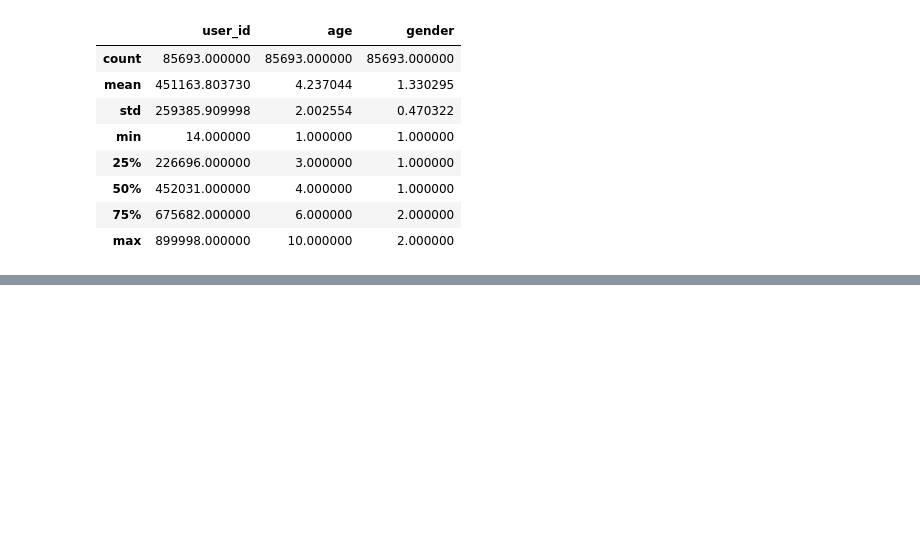
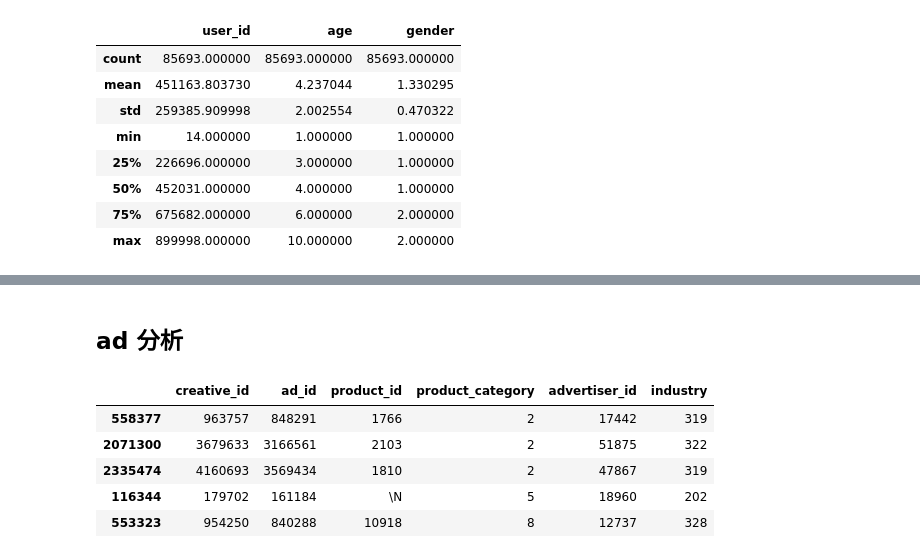
Before and after one commit to shboy/tencent_rec_2020, a Jupyter notebook: train_preliminary/data_analysis.ipynb, the cells around one changed output, grey strips where cells are left out. Cells and saved outputs as stored; diff of their text form; code cells hidden in the pictures; blank space fills up the shorter version.

```diff
--- a/train_preliminary/data_analysis.ipynb
+++ b/train_preliminary/data_analysis.ipynb
@@ -40,0 +77,11 @@ df_click_log.to_csv('df_click_log.sample.csv')
+# %% [markdown]
+## ad 分析
+# %%
+df_ad.head(5)
+# %% [output]
+|  | creative_id | ad_id | product_id | product_category | advertiser_id | industry |
+| 558377 | 963757 | 848291 | 1766 | 2 | 17442 | 319 |
+| 2071300 | 3679633 | 3166561 | 2103 | 2 | 51875 | 322 |
+| 2335474 | 4160693 | 3569434 | 1810 | 2 | 47867 | 319 |
+| 116344 | 179702 | 161184 | \N | 5 | 18960 | 202 |
+| 553323 | 954250 | 840288 | 10918 | 8 | 12737 | 328 |
```
Also changed, not shown: parts of 7 cells of this notebook, 1 other file.
